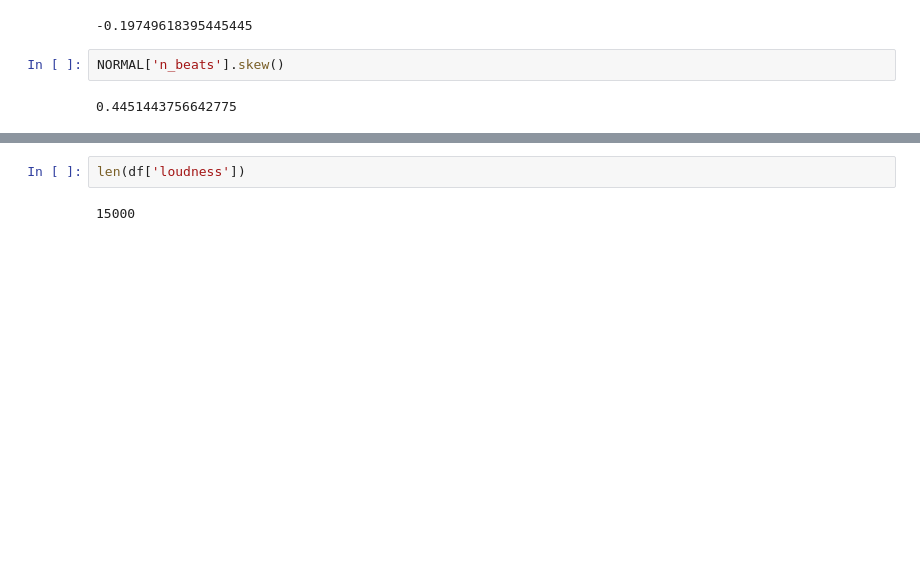
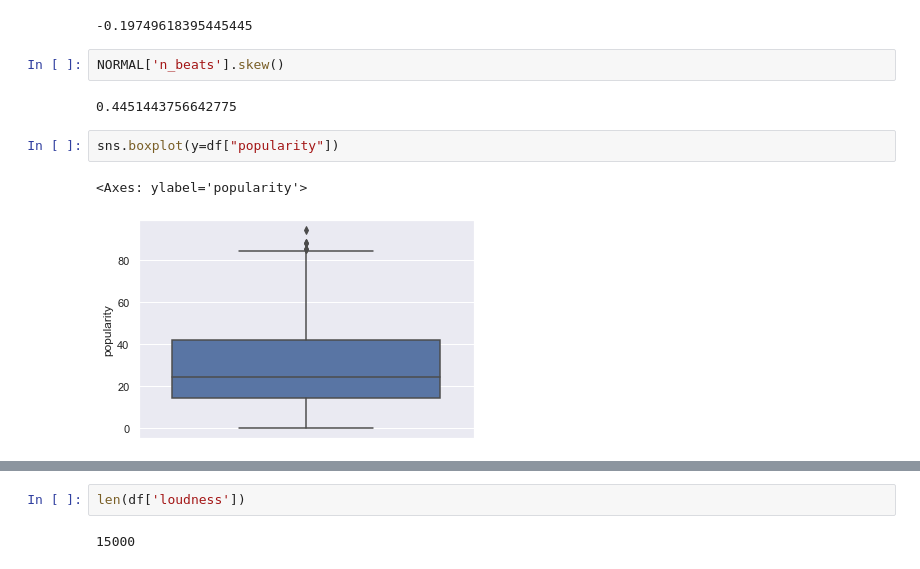
Before and after one commit to Bakko000/Data-Mining, a Jupyter notebook: dataset (missing + split)/Data understanding.ipynb, the cells around one changed output, grey strips where cells are left out. Cells and saved outputs as stored; diff of their text form; blank space fills up the shorter version.

```diff
--- a/dataset (missing + split)/Data understanding.ipynb
+++ b/dataset (missing + split)/Data understanding.ipynb
@@ -272,3 +271,8 @@ NORMAL['n_beats'].kurt()
 NORMAL['n_beats'].skew()
 # %% [output]
 0.4451443756642775
+# %%
+sns.boxplot(y=df["popularity"])
+# %% [output]
+<Axes: ylabel='popularity'>
+[figure, added]
```
Also changed, not shown: parts of 26 cells of this notebook.
